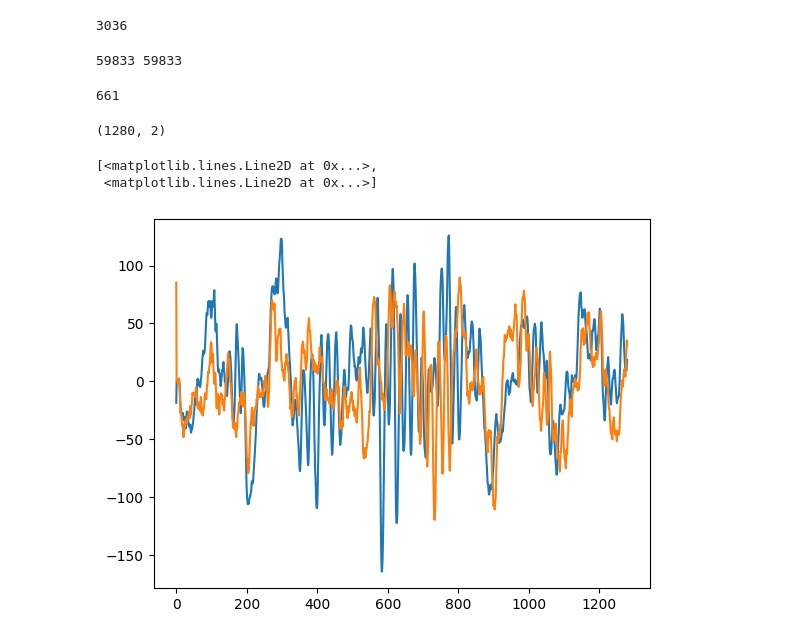
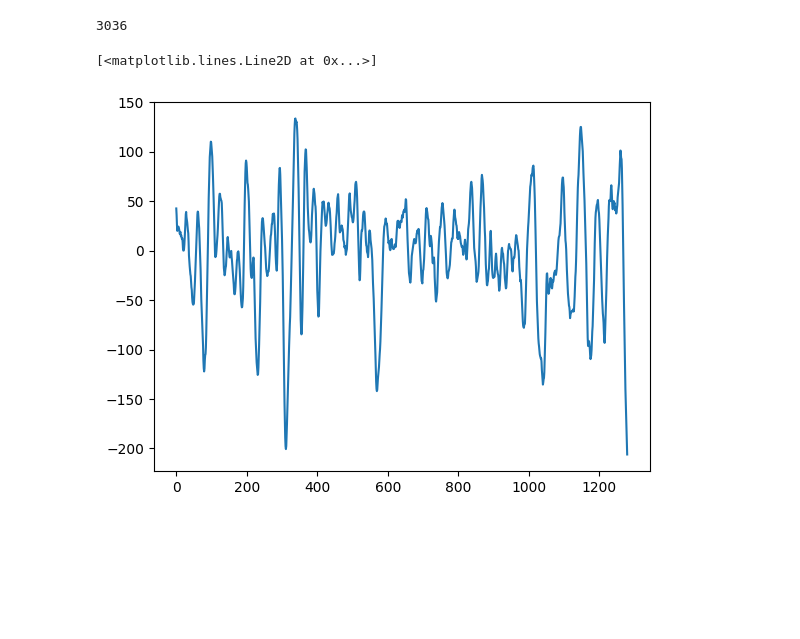
Before and after one commit to DevNerds2020/seizure-detector-with-neural-networks, a Jupyter notebook: SeizureDetector.ipynb, the cells around one changed output. Drawn from its saved outputs; the diff is of its cells as text; code cells hidden in the pictures; blank space fills up the shorter version.

```diff
--- a/SeizureDetector.ipynb
+++ b/SeizureDetector.ipynb
@@ -143,18 +134,0 @@ for signal in signals:
-# %%
-print(len(windowed_signals), len(y_labels))
-# %% [output]
-59833 59833
-# %%
-sum(y_labels)
-# %% [output]
-661
-# %%
-windowed_signals[0].shape
-# %% [output]
-(1280, 2)
-# %%
-plt.plot(windowed_signals[0])
-# %% [output]
-[<matplotlib.lines.Line2D at 0x...>,
- <matplotlib.lines.Line2D at 0x...>]
-[figure, removed]
@@ -167,0 +135,6 @@ y_labels = y_labels[sorted_index]
+# %%
+#plot the signal of first file from start seizure time to end seizure time
+plt.plot(signals[0][0][2996*256:3001*256])
+# %% [output]
+[<matplotlib.lines.Line2D at 0x...>]
+[figure, added]
```
Also changed, not shown: parts of 70 cells of this notebook.
